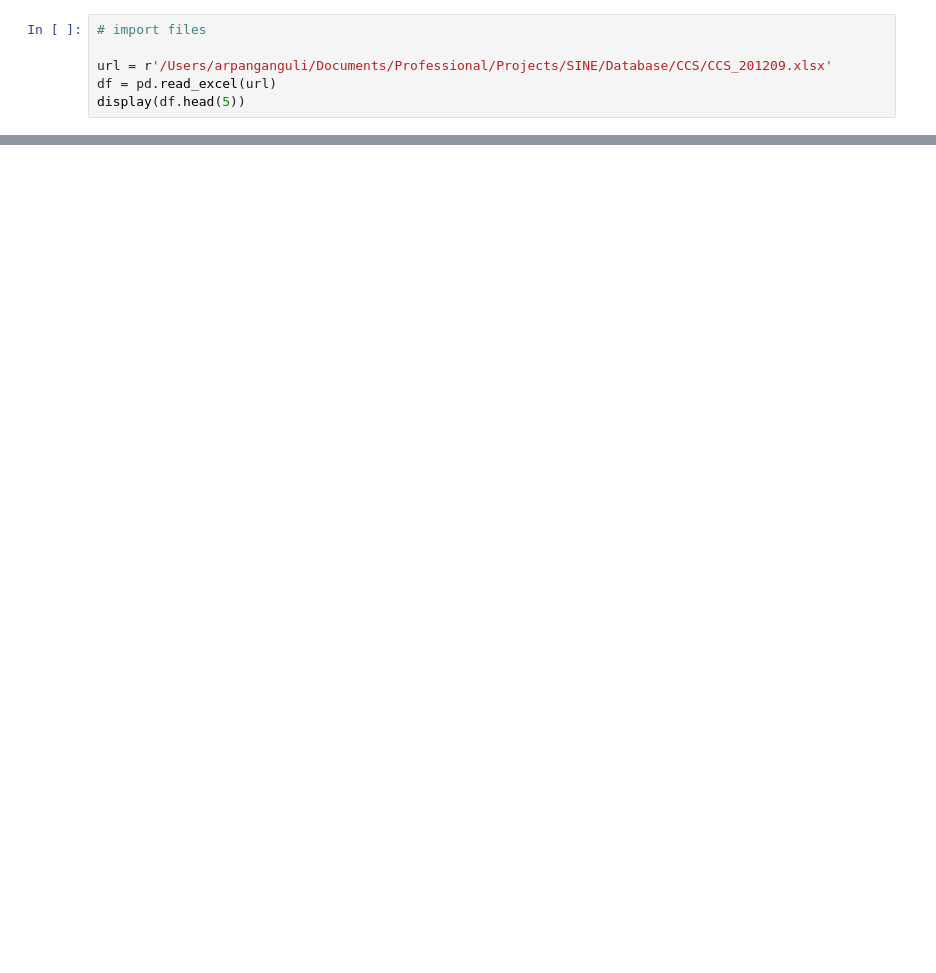
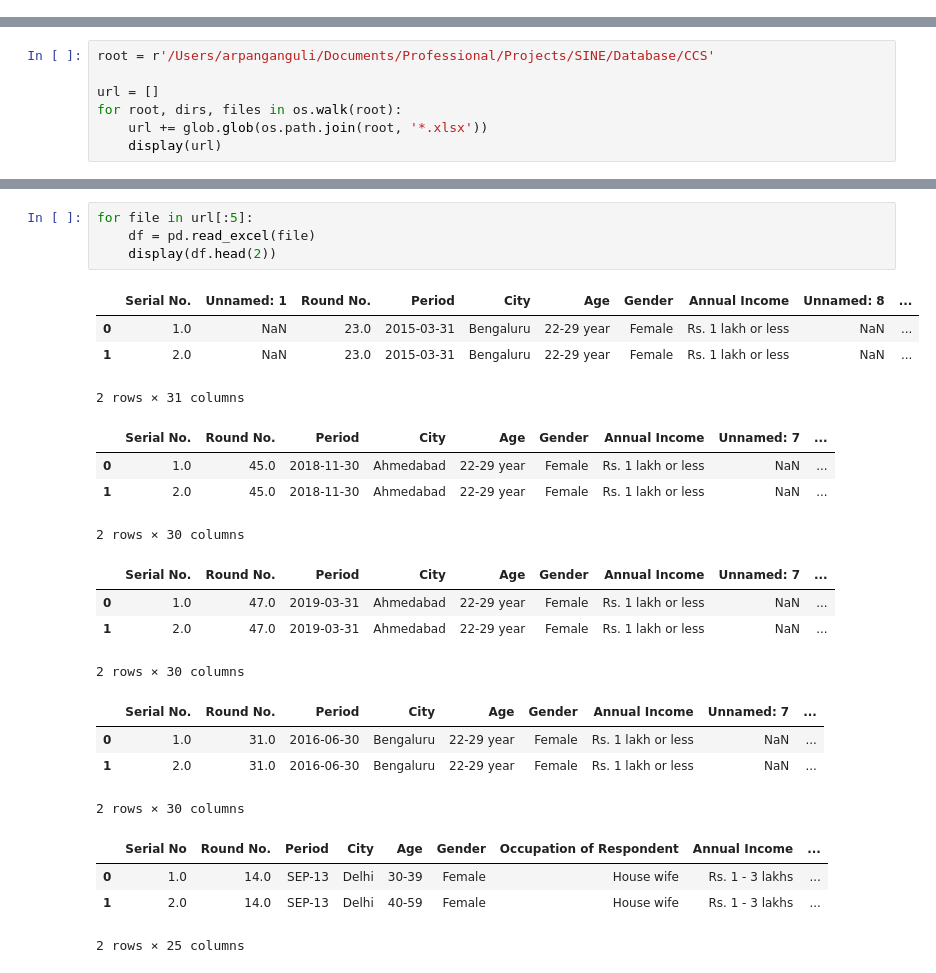
Before and after one commit to arpanganguli/SINE, a Jupyter notebook: Code/Import_to_SQL.ipynb, the cells around one changed output, grey strips where cells are left out. Drawn from its saved outputs; the diff is of its cells as text; blank space fills up the shorter version.

Commit message:
made some changes to the databases

```diff
--- a/Code/Import_to_SQL.ipynb
+++ b/Code/Import_to_SQL.ipynb
@@ -51,6 +52,0 @@ meta.create_all(engine)
-# %%
-# import files
-
-url = r'/Users/arpanganguli/Documents/Professional/Projects/SINE/Database/CCS/CCS_201209.xlsx'
-df = pd.read_excel(url)
-display(df.head(5))
@@ -84,0 +53,7 @@ CREATE TABLE "CCS_Data" (
+# %%
+root = r'/Users/arpanganguli/Documents/Professional/Projects/SINE/Database/CCS'
+
+url = []
+for root, dirs, files in os.walk(root):
+    url += glob.glob(os.path.join(root, '*.xlsx'))
+    display(url)
@@ -84,0 +78,25 @@ CREATE TABLE "CCS_Data" (
+# %%
+for file in url[:5]:
+    df = pd.read_excel(file)
+    display(df.head(2))
+# %% [output]
+|  | Serial No. | Unnamed: 1 | Round No. | Period | City | Age | Gender | Annual Income | Unnamed: 8 | ... |
+| 0 | 1.0 | NaN | 23.0 | 2015-03-31 | Bengaluru | 22-29 year | Female | Rs. 1 lakh or less | NaN | ... |
+| 1 | 2.0 | NaN | 23.0 | 2015-03-31 | Bengaluru | 22-29 year | Female | Rs. 1 lakh or less | NaN | ... |
+2 rows × 31 columns
+|  | Serial No. | Round No. | Period | City | Age | Gender | Annual Income | Unnamed: 7 | ... |
+| 0 | 1.0 | 45.0 | 2018-11-30 | Ahmedabad | 22-29 year | Female | Rs. 1 lakh or less | NaN | ... |
+| 1 | 2.0 | 45.0 | 2018-11-30 | Ahmedabad | 22-29 year | Female | Rs. 1 lakh or less | NaN | ... |
+2 rows × 30 columns
+|  | Serial No. | Round No. | Period | City | Age | Gender | Annual Income | Unnamed: 7 | ... |
+| 0 | 1.0 | 47.0 | 2019-03-31 | Ahmedabad | 22-29 year | Female | Rs. 1 lakh or less | NaN | ... |
+| 1 | 2.0 | 47.0 | 2019-03-31 | Ahmedabad | 22-29 year | Female | Rs. 1 lakh or less | NaN | ... |
+2 rows × 30 columns
+|  | Serial No. | Round No. | Period | City | Age | Gender | Annual Income | Unnamed: 7 | ... |
+| 0 | 1.0 | 31.0 | 2016-06-30 | Bengaluru | 22-29 year | Female | Rs. 1 lakh or less | NaN | ... |
+| 1 | 2.0 | 31.0 | 2016-06-30 | Bengaluru | 22-29 year | Female | Rs. 1 lakh or less | NaN | ... |
+2 rows × 30 columns
+|  | Serial No | Round No. | Period | City | Age | Gender | Occupation of Respondent | Annual Income | ... |
+| 0 | 1.0 | 14.0 | SEP-13 | Delhi | 30-39 | Female | House wife | Rs. 1 - 3 lakhs | ... |
+| 1 | 2.0 | 14.0 | SEP-13 | Delhi | 40-59 | Female | House wife | Rs. 1 - 3 lakhs | ... |
+2 rows × 25 columns
```
Also changed, not shown: parts of 5 cells of this notebook, 45 other files.
